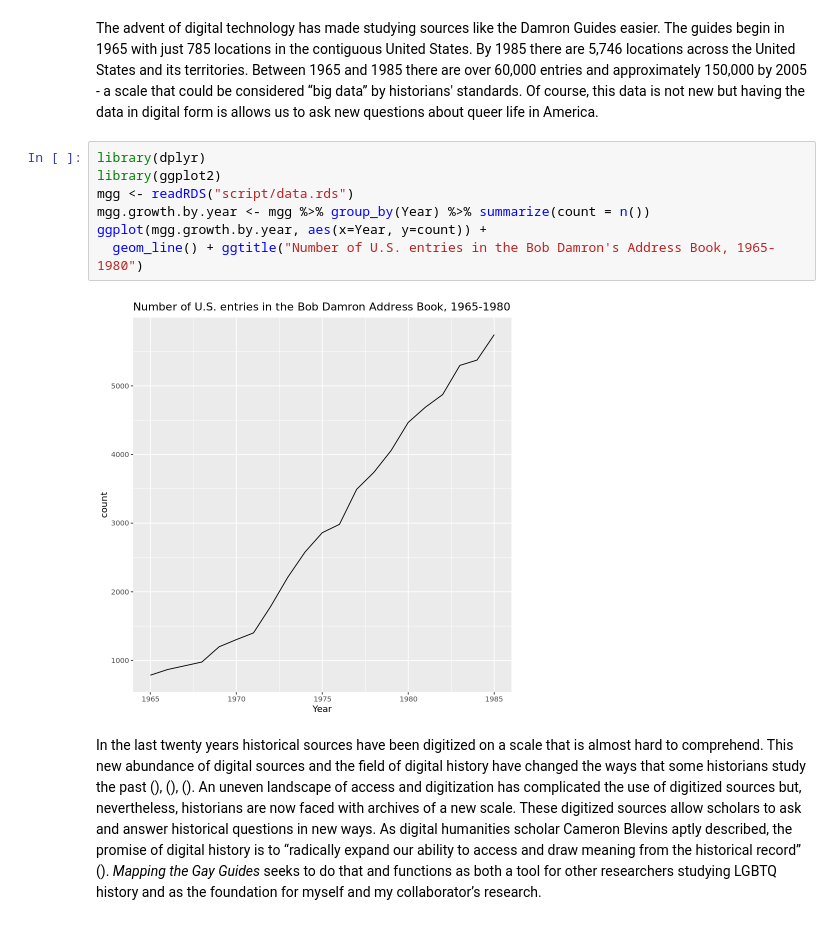
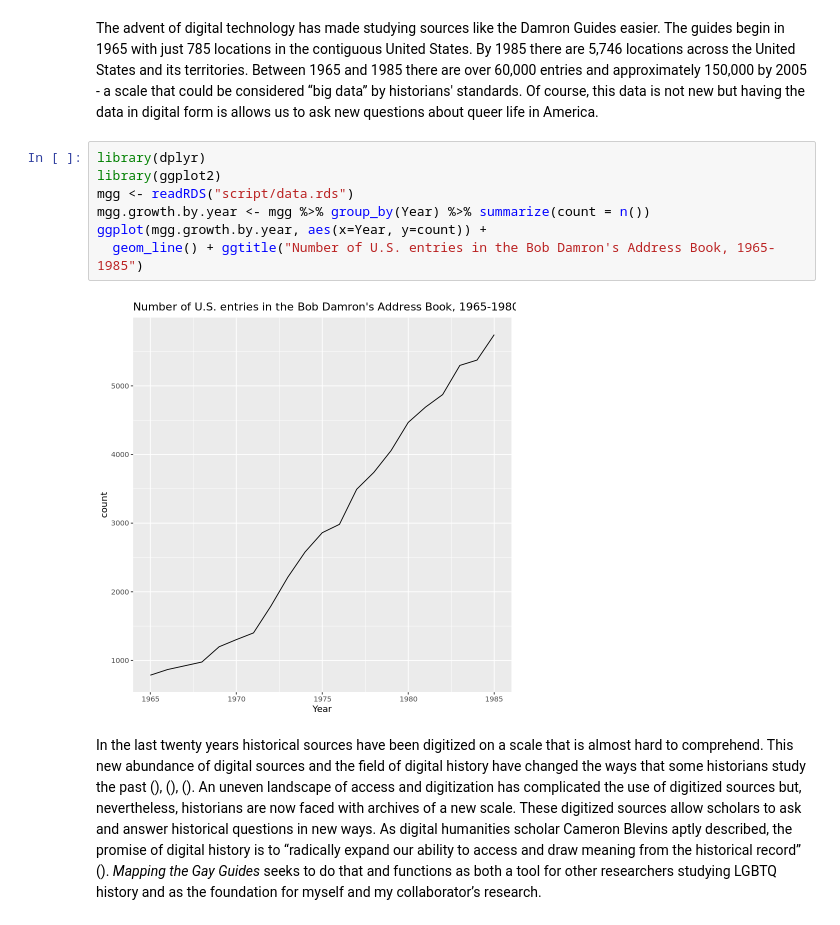
Before and after one commit to regan008/mggjdh, a Jupyter notebook: secret_societies_and_revolving_doors_using_mapping_the_gay_guides_as_a_tool_for_studying_queer_geographies.ipynb, the cells around one changed output. Cells and saved outputs as stored; diff of their text form.

```diff
--- a/secret_societies_and_revolving_doors_using_mapping_the_gay_guides_as_a_tool_for_studying_queer_geographies.ipynb
+++ b/secret_societies_and_revolving_doors_using_mapping_the_gay_guides_as_a_tool_for_studying_queer_geographies.ipynb
@@ -28,12 +28,12 @@ The advent of digital technology has made studying sources like the Damron Guide
 # %%
 library(dplyr)
 library(ggplot2)
 mgg <- readRDS("script/data.rds")
 mgg.growth.by.year <- mgg %>% group_by(Year) %>% summarize(count = n())
 ggplot(mgg.growth.by.year, aes(x=Year, y=count)) +
-  geom_line() + ggtitle("Number of U.S. entries in the Bob Damron's Address Book, 1965-1980")
+  geom_line() + ggtitle("Number of U.S. entries in the Bob Damron's Address Book, 1965-1985")
 # %% [output]
-[figure, old version]
+[figure, new version]
 # %% [markdown]
 In the last twenty years historical sources have been digitized on a scale that is almost hard to comprehend. This new abundance of digital sources and the field of digital history have changed the ways that some historians study the past (<cite data-cite="627056/H7UTBZHZ"></cite>), (<cite data-cite="627056/W73KKIZI"></cite>), (<cite data-cite="627056/EWGFL9LS"></cite>). An uneven landscape of access and digitization has complicated the use of digitized sources but, nevertheless, historians are now faced with archives of a new scale. These digitized sources allow scholars to ask and answer historical questions in new ways. As digital humanities scholar Cameron Blevins aptly described, the promise of digital history is to “radically expand our ability to access and draw meaning from the historical record” (<cite data-cite="627056/AHB59DXV"></cite>). _Mapping the Gay Guides_ seeks to do that and functions as both a tool for other researchers studying LGBTQ history and as the foundation for myself and my collaborator’s research.
 # %% [markdown]
```
Also changed, not shown: 1 other file.
